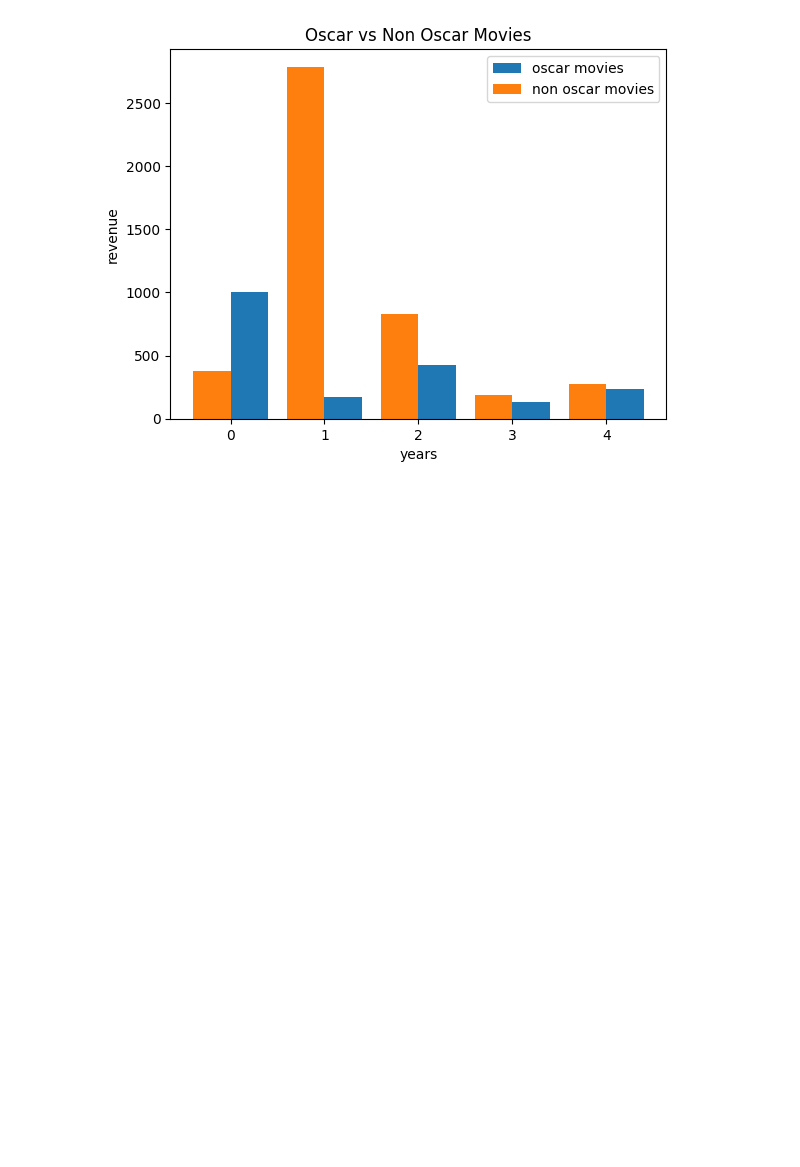
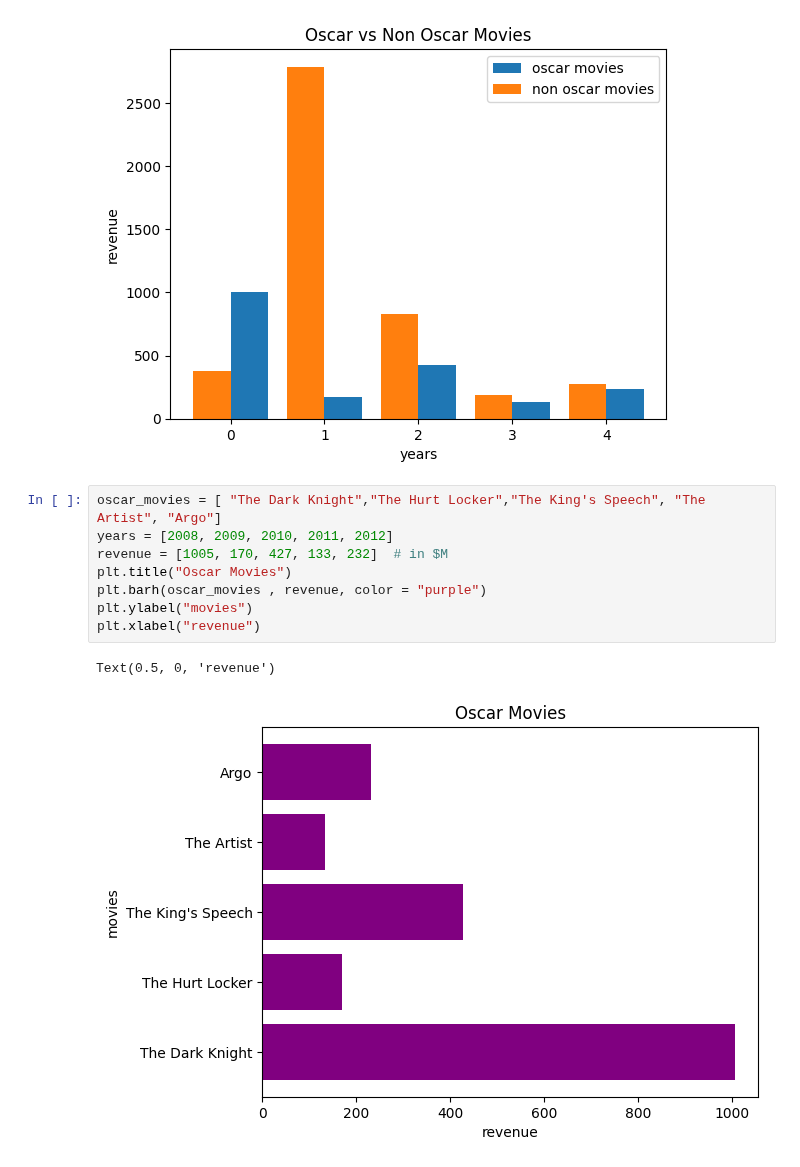
Before and after one commit to FatimaAjmal89/user-data-analysis, a Jupyter notebook: data_visualization.ipynb, the cells around one changed output. Drawn from its saved outputs; the diff is of its cells as text; blank space fills up the shorter version.

Commit message:
Add horizontal bar chart

```diff
--- a/data_visualization.ipynb
+++ b/data_visualization.ipynb
@@ -139,3 +139,14 @@ plt.legend()
 # %% [output]
 <matplotlib.legend.Legend at 0x...>
 [figure]
+# %%
+oscar_movies = [ "The Dark Knight","The Hurt Locker","The King's Speech", "The Artist", "Argo"]
+years = [2008, 2009, 2010, 2011, 2012]
+revenue = [1005, 170, 427, 133, 232]  # in $M
+plt.title("Oscar Movies")
+plt.barh(oscar_movies , revenue, color = "purple")
+plt.ylabel("movies")
+plt.xlabel("revenue")
+# %% [output]
+Text(0.5, 0, 'revenue')
+[figure, added]
```
